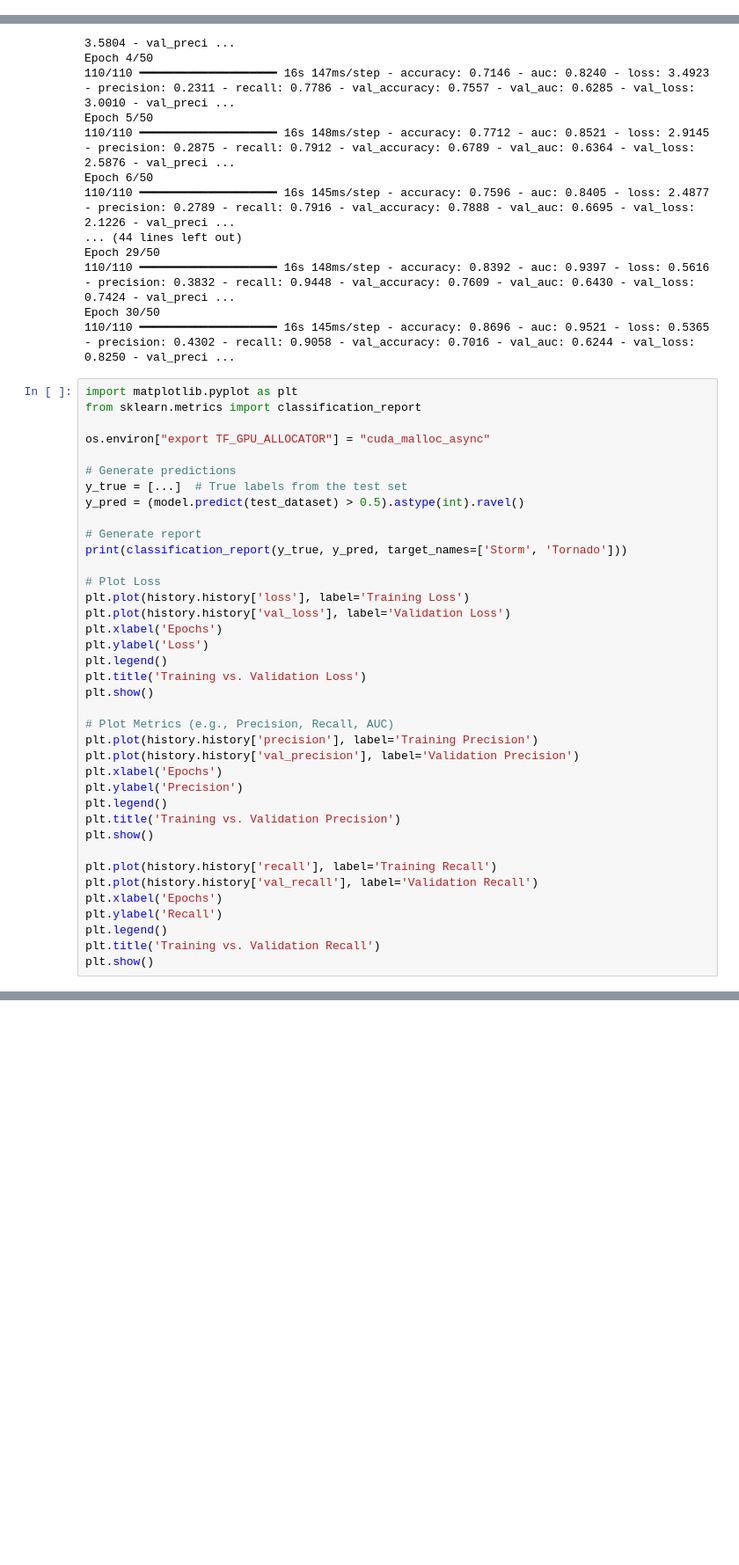
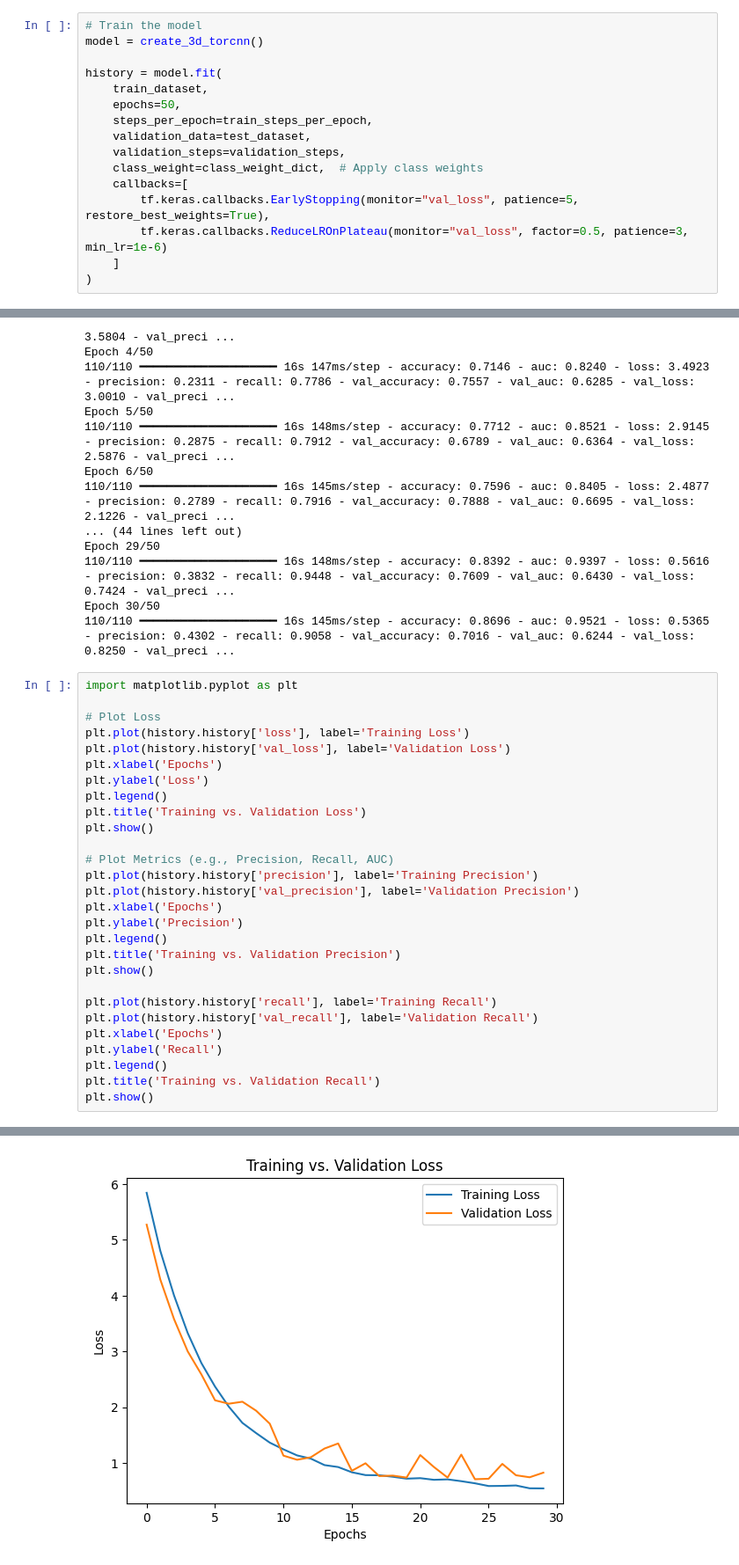
Before and after one commit to meyersa/tornado-prediction, a Jupyter notebook: train.ipynb, the cells around one changed output, grey strips where cells are left out. Shown at 88% size. Saved outputs shown, nothing was run; the diff lists cells and outputs as text; blank space fills up the shorter version.

```diff
--- a/train.ipynb
+++ b/train.ipynb
@@ -480,6 +486,21 @@ class_weight_dict = {i: weight for i, weight in enumerate(class_weights)}
 
 print(f"Class Weights: {class_weight_dict}")
 # %%
+# Train the model
+model = create_3d_torcnn()
+
+history = model.fit(
+    train_dataset,
+    epochs=50,
+    steps_per_epoch=train_steps_per_epoch,
+    validation_data=test_dataset,
+    validation_steps=validation_steps,
+    class_weight=class_weight_dict,  # Apply class weights
+    callbacks=[
+        tf.keras.callbacks.EarlyStopping(monitor="val_loss", patience=5, restore_best_weights=True),
+        tf.keras.callbacks.ReduceLROnPlateau(monitor="val_loss", factor=0.5, patience=3, min_lr=1e-6)
+    ]
+)
 # %% [output]
 Epoch 1/50
 110/110 ━━━━━━━━━━━━━━━━━━━━ 47s 296ms/step - accuracy: 0.5414 - auc: 0.5654 - loss: 6.1928 - precision: 0.1163 - recall: 0.5437 - val_accuracy: 0.3246 - val_auc: 0.6643 - val_loss: 5.2730 - val_preci ...
@@ -500,16 +521,6 @@ Epoch 30/50
 110/110 ━━━━━━━━━━━━━━━━━━━━ 16s 145ms/step - accuracy: 0.8696 - auc: 0.9521 - loss: 0.5365 - precision: 0.4302 - recall: 0.9058 - val_accuracy: 0.7016 - val_auc: 0.6244 - val_loss: 0.8250 - val_preci ...
 # %%
 import matplotlib.pyplot as plt
-from sklearn.metrics import classification_report
-
-os.environ["export TF_GPU_ALLOCATOR"] = "cuda_malloc_async"
-
-# Generate predictions
-y_true = [...]  # True labels from the test set
-y_pred = (model.predict(test_dataset) > 0.5).astype(int).ravel()
-
-# Generate report
-print(classification_report(y_true, y_pred, target_names=['Storm', 'Tornado']))
 
 # Plot Loss
 plt.plot(history.history['loss'], label='Training Loss')
@@ -540,0 +551 @@ plt.show()
+[figure, added]
```
Also changed, not shown: parts of 3 cells of this notebook.
